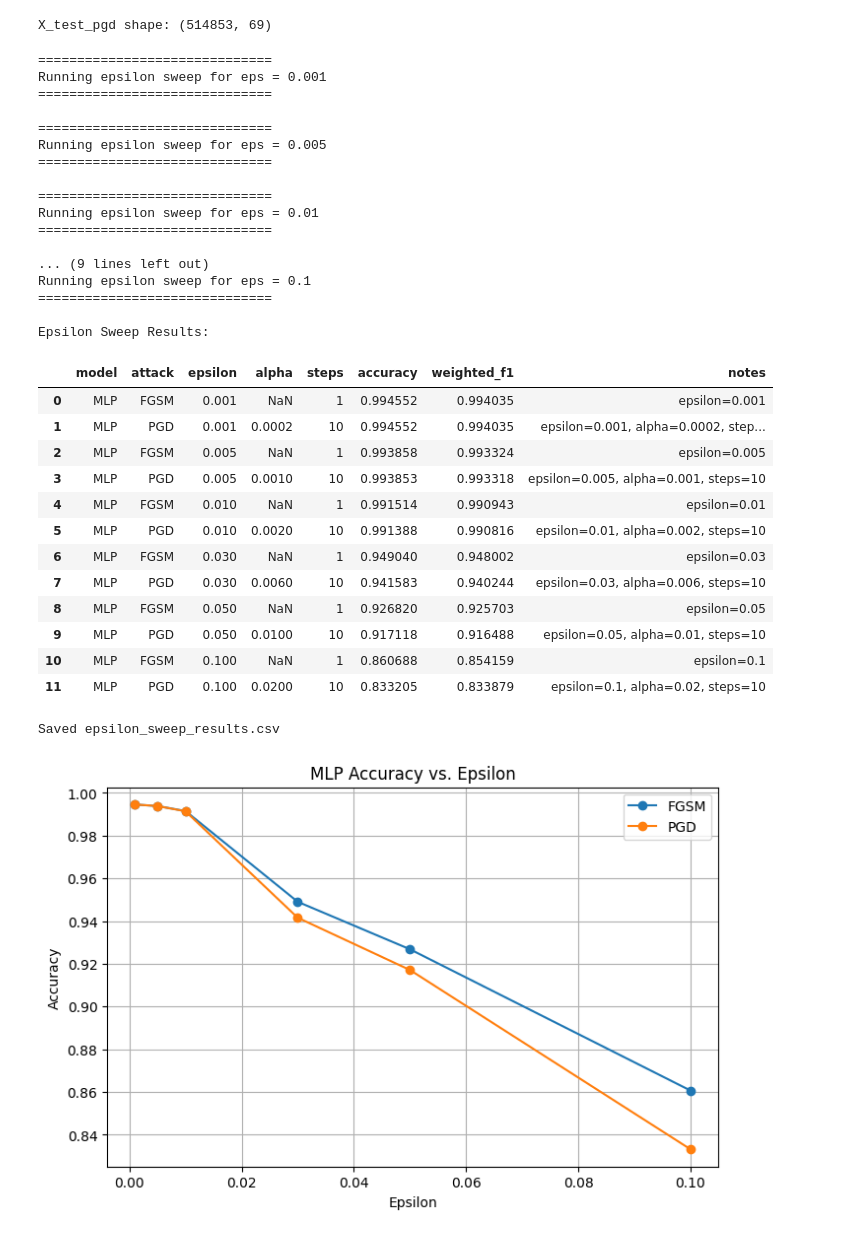
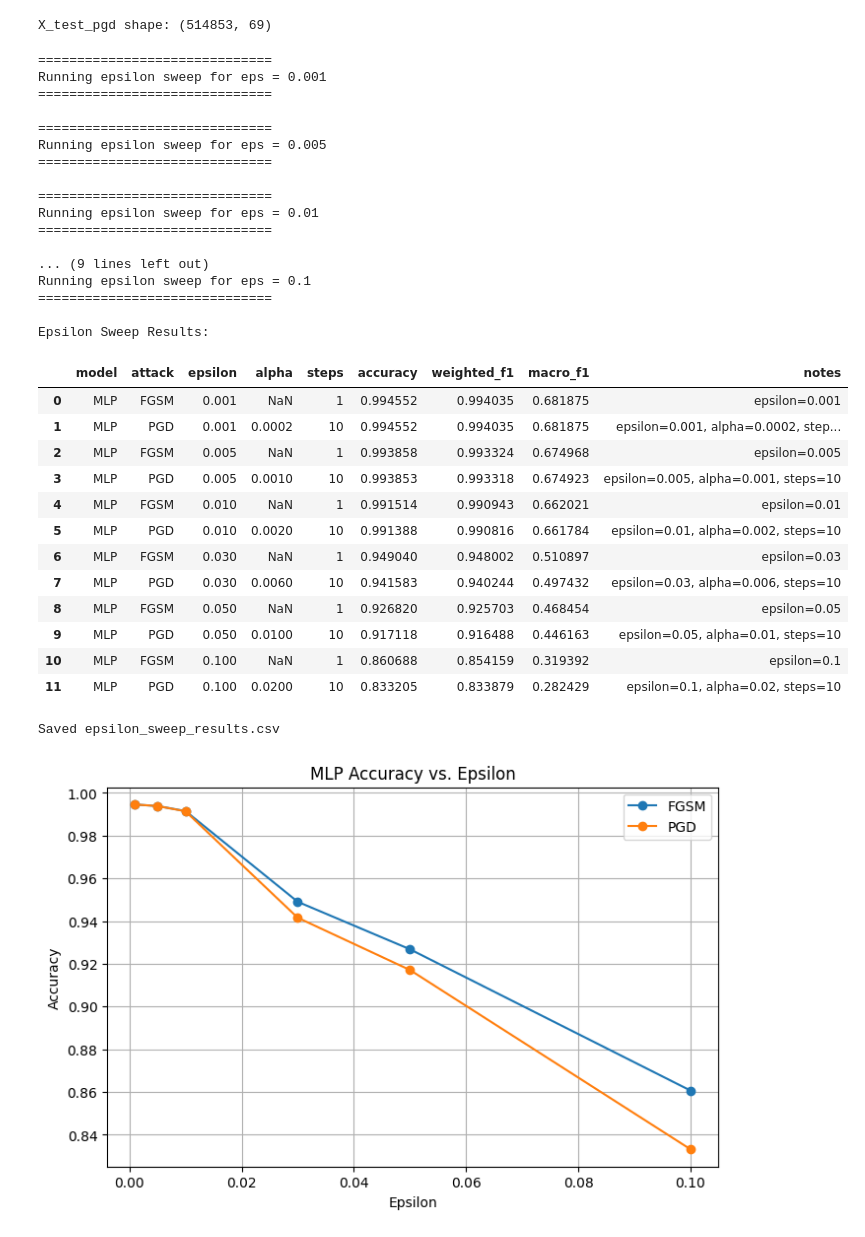
Before and after one commit to Nash12580/CSC429Project, a Jupyter notebook: Intrusion-Detection-CICIDS2017/ids_adversarial_notebook_deliverable2.ipynb, the cells around one changed output. Drawn from its saved outputs; the diff is of its cells as text; code cells hidden in the pictures.

Commit message:
updated with the macro-f1 model as well

```diff
--- a/Intrusion-Detection-CICIDS2017/ids_adversarial_notebook_deliverable2.ipynb
+++ b/Intrusion-Detection-CICIDS2017/ids_adversarial_notebook_deliverable2.ipynb
@@ -955,6 +955,12 @@ for eps in EPSILON_SWEEP:
     fgsm_acc = accuracy_score(fgsm_labels_eps, fgsm_preds_eps)
     fgsm_f1 = f1_score(fgsm_labels_eps, fgsm_preds_eps, average="weighted")
 
+    fgsm_macro_f1 = f1_score(
+    fgsm_labels_eps,
+    fgsm_preds_eps,
+    average="macro"
+    )
+
     sweep_results.append({
         "model": "MLP",
         "attack": "FGSM",
@@ -963,6 +969,7 @@ for eps in EPSILON_SWEEP:
         "steps": 1,
         "accuracy": fgsm_acc,
         "weighted_f1": fgsm_f1,
+        "macro_f1": fgsm_macro_f1,
         "notes": f"epsilon={eps}"
     })
 
@@ -979,6 +986,12 @@ for eps in EPSILON_SWEEP:
     pgd_acc = accuracy_score(pgd_labels_eps, pgd_preds_eps)
     pgd_f1 = f1_score(pgd_labels_eps, pgd_preds_eps, average="weighted")
 
+    pgd_macro_f1 = f1_score(
+    pgd_labels_eps,
+    pgd_preds_eps,
+    average="macro"
+    )
+
     sweep_results.append({
         "model": "MLP",
         "attack": "PGD",
@@ -986,50 +999,51 @@ for eps in EPSILON_SWEEP:
         "alpha": eps / 5,
         "steps": PGD_STEPS,
         "accuracy": pgd_acc,
+        "macro_f1": pgd_macro_f1,
         "weighted_f1": pgd_f1,
         "notes": f"epsilon={eps}, alpha={eps / 5}, steps={PGD_STEPS}"
     })
 
 # Convert sweep results to DataFrame
 epsilon_sweep_df = pd.DataFrame(sweep_results)
 
 print("\nEpsilon Sweep Results:")
 display(epsilon_sweep_df)
 
 # Save results
 epsilon_sweep_df.to_csv("epsilon_sweep_results.csv", index=False)
 print("Saved epsilon_sweep_results.csv")
 # %% [output]
 ==============================
 Running epsilon sweep for eps = 0.001
 ==============================
 
 ==============================
 Running epsilon sweep for eps = 0.005
 ==============================
 
 ==============================
 Running epsilon sweep for eps = 0.01
 ==============================
 
 ... (9 lines left out)
 Running epsilon sweep for eps = 0.1
 ==============================
 
 Epsilon Sweep Results:
-|  | model | attack | epsilon | alpha | steps | accuracy | weighted_f1 | notes |
-| 0 | MLP | FGSM | 0.001 | NaN | 1 | 0.994552 | 0.994035 | epsilon=0.001 |
-| 1 | MLP | PGD | 0.001 | 0.0002 | 10 | 0.994552 | 0.994035 | epsilon=0.001, alpha=0.0002, step... |
-| 2 | MLP | FGSM | 0.005 | NaN | 1 | 0.993858 | 0.993324 | epsilon=0.005 |
-| 3 | MLP | PGD | 0.005 | 0.0010 | 10 | 0.993853 | 0.993318 | epsilon=0.005, alpha=0.001, steps=10 |
-| 4 | MLP | FGSM | 0.010 | NaN | 1 | 0.991514 | 0.990943 | epsilon=0.01 |
-| 5 | MLP | PGD | 0.010 | 0.0020 | 10 | 0.991388 | 0.990816 | epsilon=0.01, alpha=0.002, steps=10 |
-| 6 | MLP | FGSM | 0.030 | NaN | 1 | 0.949040 | 0.948002 | epsilon=0.03 |
-| 7 | MLP | PGD | 0.030 | 0.0060 | 10 | 0.941583 | 0.940244 | epsilon=0.03, alpha=0.006, steps=10 |
-| 8 | MLP | FGSM | 0.050 | NaN | 1 | 0.926820 | 0.925703 | epsilon=0.05 |
-| 9 | MLP | PGD | 0.050 | 0.0100 | 10 | 0.917118 | 0.916488 | epsilon=0.05, alpha=0.01, steps=10 |
-| 10 | MLP | FGSM | 0.100 | NaN | 1 | 0.860688 | 0.854159 | epsilon=0.1 |
-| 11 | MLP | PGD | 0.100 | 0.0200 | 10 | 0.833205 | 0.833879 | epsilon=0.1, alpha=0.02, steps=10 |
+|  | model | attack | epsilon | alpha | steps | accuracy | weighted_f1 | macro_f1 | notes |
+| 0 | MLP | FGSM | 0.001 | NaN | 1 | 0.994552 | 0.994035 | 0.681875 | epsilon=0.001 |
+| 1 | MLP | PGD | 0.001 | 0.0002 | 10 | 0.994552 | 0.994035 | 0.681875 | epsilon=0.001, alpha=0.0002, step... |
+| 2 | MLP | FGSM | 0.005 | NaN | 1 | 0.993858 | 0.993324 | 0.674968 | epsilon=0.005 |
+| 3 | MLP | PGD | 0.005 | 0.0010 | 10 | 0.993853 | 0.993318 | 0.674923 | epsilon=0.005, alpha=0.001, steps=10 |
+| 4 | MLP | FGSM | 0.010 | NaN | 1 | 0.991514 | 0.990943 | 0.662021 | epsilon=0.01 |
+| 5 | MLP | PGD | 0.010 | 0.0020 | 10 | 0.991388 | 0.990816 | 0.661784 | epsilon=0.01, alpha=0.002, steps=10 |
+| 6 | MLP | FGSM | 0.030 | NaN | 1 | 0.949040 | 0.948002 | 0.510897 | epsilon=0.03 |
+| 7 | MLP | PGD | 0.030 | 0.0060 | 10 | 0.941583 | 0.940244 | 0.497432 | epsilon=0.03, alpha=0.006, steps=10 |
+| 8 | MLP | FGSM | 0.050 | NaN | 1 | 0.926820 | 0.925703 | 0.468454 | epsilon=0.05 |
+| 9 | MLP | PGD | 0.050 | 0.0100 | 10 | 0.917118 | 0.916488 | 0.446163 | epsilon=0.05, alpha=0.01, steps=10 |
+| 10 | MLP | FGSM | 0.100 | NaN | 1 | 0.860688 | 0.854159 | 0.319392 | epsilon=0.1 |
+| 11 | MLP | PGD | 0.100 | 0.0200 | 10 | 0.833205 | 0.833879 | 0.282429 | epsilon=0.1, alpha=0.02, steps=10 |
 Saved epsilon_sweep_results.csv
 # %%
 import matplotlib.pyplot as plt
```
Also changed, not shown: parts of 9 cells of this notebook.
